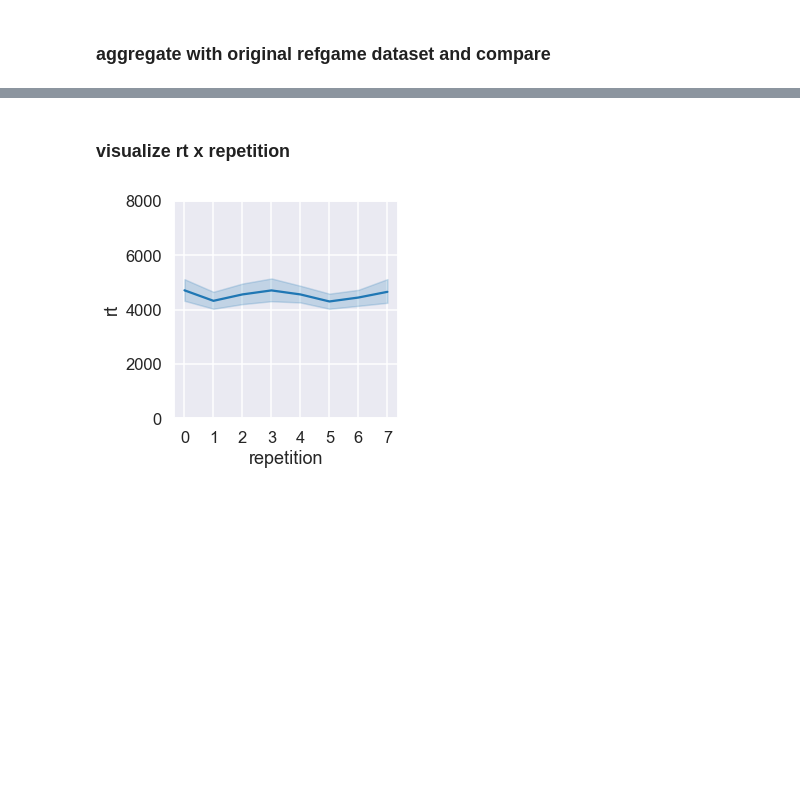
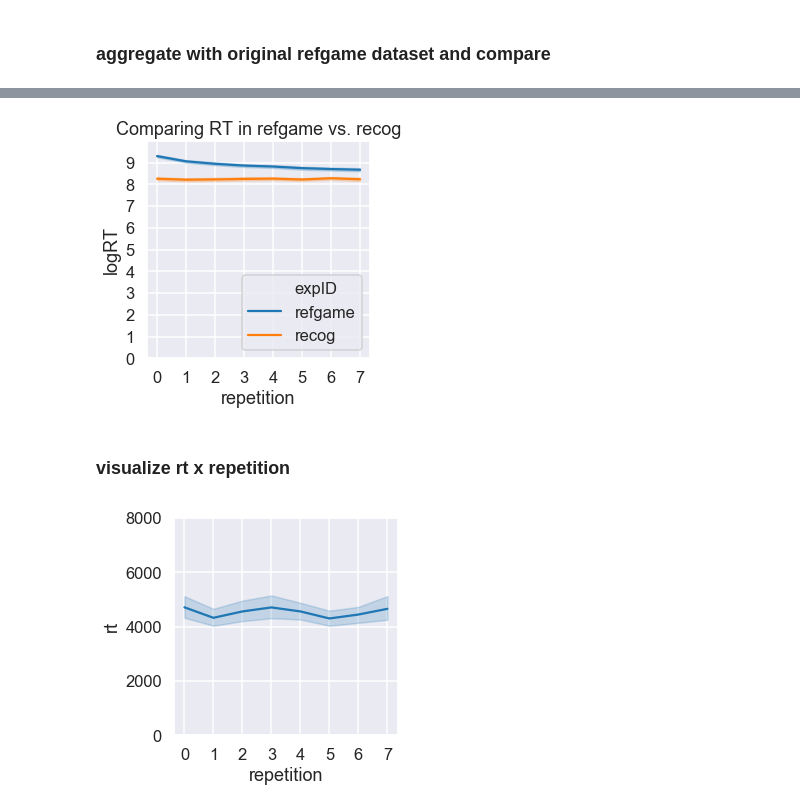
Before and after one commit to cogtoolslab/graphical_conventions_cogsci19, a Jupyter notebook: analysis/ipynb/jefan/generate_recog_dataframe.ipynb, the cells around one changed output, grey strips where cells are left out. Saved outputs shown, nothing was run; the diff lists cells and outputs as text; code cells hidden in the pictures; blank space fills up the shorter version.

```diff
--- a/analysis/ipynb/jefan/generate_recog_dataframe.ipynb
+++ b/analysis/ipynb/jefan/generate_recog_dataframe.ipynb
@@ -263,3 +266,14 @@ t = plt.title('Comparing recognizability in refgame vs. recog')
+# %%
+fig = plt.figure(figsize=(4,4))
+sns.lineplot(data=R,x='repetition',y='logRT',hue='expID')
+plt.ylim(0,10)
+plt.yticks(np.arange(0, 10, 1))
+plt.xticks(np.arange(0, 8, 1))
+# plt.plot([0,7],[0.25,0.25],color='black',linestyle=':')
+plt.legend(loc = 'lower right')
+t = plt.title('Comparing RT in refgame vs. recog')
+# %% [output]
+[figure, added]
 # %% [markdown]
 ### visualize rt x repetition
 # %%
```
Also changed, not shown: parts of 15 cells of this notebook.
